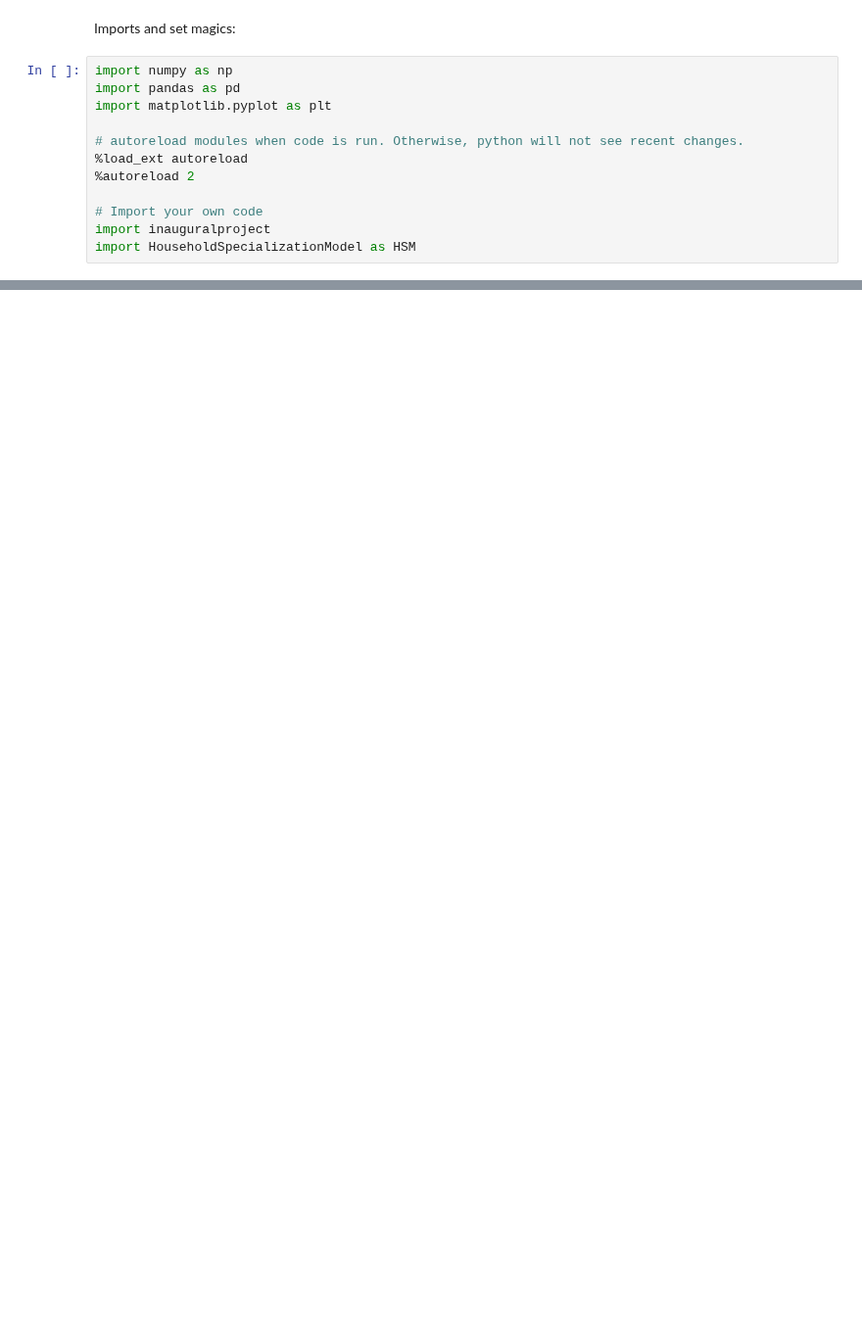
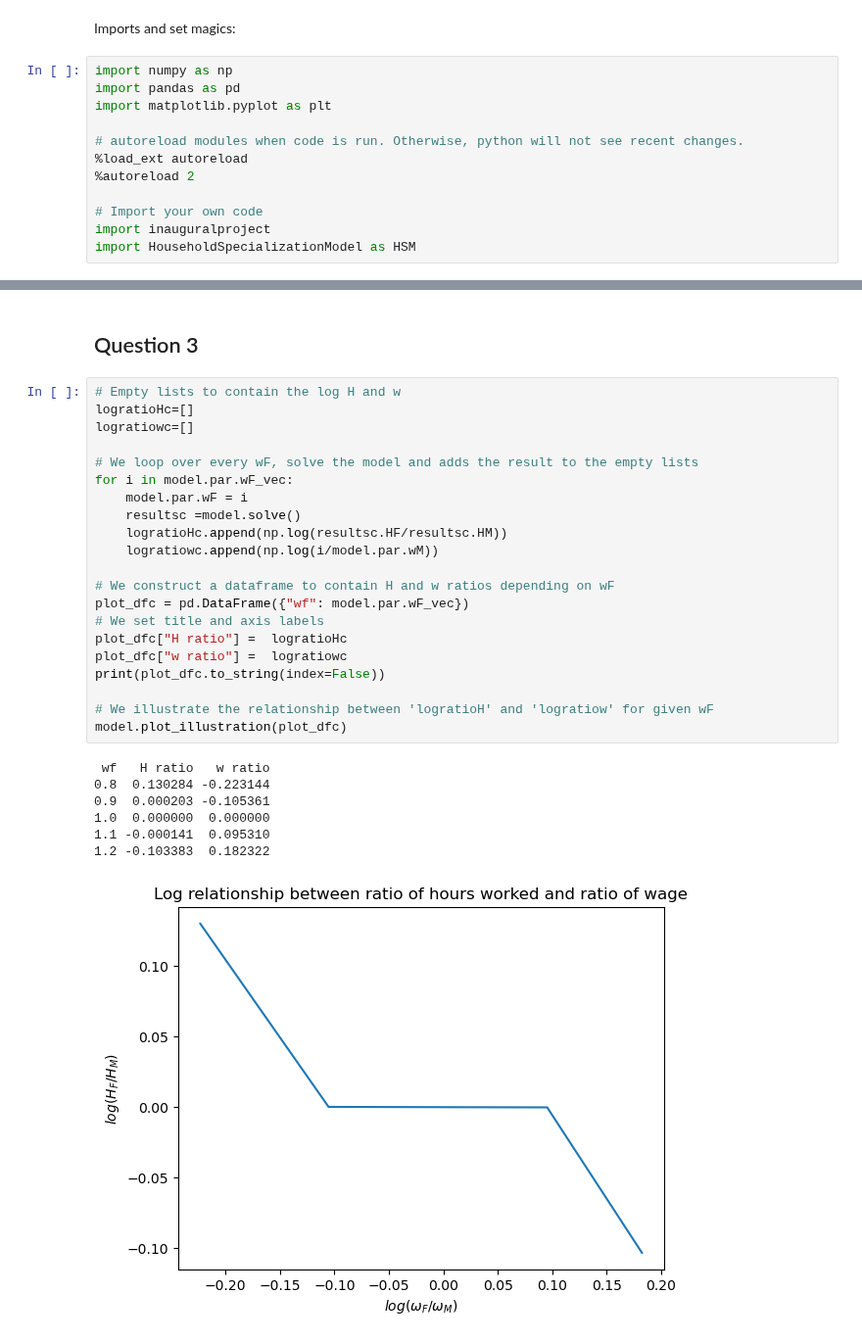
Before and after one commit to NumEconCopenhagen/projects-2023-cbjk, a Jupyter notebook: inauguralproject/inauguralproject.ipynb, the cells around one changed output, grey strips where cells are left out. Shown at 98% size. Cells and saved outputs as stored; diff of their text form; blank space fills up the shorter version.

```diff
--- a/inauguralproject/inauguralproject.ipynb
+++ b/inauguralproject/inauguralproject.ipynb
@@ -48,0 +101,31 @@ print(df)
+# %% [markdown]
+## Question 3
+# %%
+# Empty lists to contain the log H and w
+logratioHc=[]
+logratiowc=[]
+
+# We loop over every wF, solve the model and adds the result to the empty lists
+for i in model.par.wF_vec:
+    model.par.wF = i
+    resultsc =model.solve()
+    logratioHc.append(np.log(resultsc.HF/resultsc.HM))
+    logratiowc.append(np.log(i/model.par.wM))
+
+# We construct a dataframe to contain H and w ratios depending on wF
+plot_dfc = pd.DataFrame({"wf": model.par.wF_vec})
+# We set title and axis labels
+plot_dfc["H ratio"] =  logratioHc
+plot_dfc["w ratio"] =  logratiowc
+print(plot_dfc.to_string(index=False))
+
+# We illustrate the relationship between 'logratioH' and 'logratiow' for given wF
+model.plot_illustration(plot_dfc)
+# %% [output]
+ wf   H ratio   w ratio
+0.8  0.130284 -0.223144
+0.9  0.000203 -0.105361
+1.0  0.000000  0.000000
+1.1 -0.000141  0.095310
+1.2 -0.103383  0.182322
+[figure, added]
```
Also changed, not shown: parts of 26 cells of this notebook, 1 other file.
